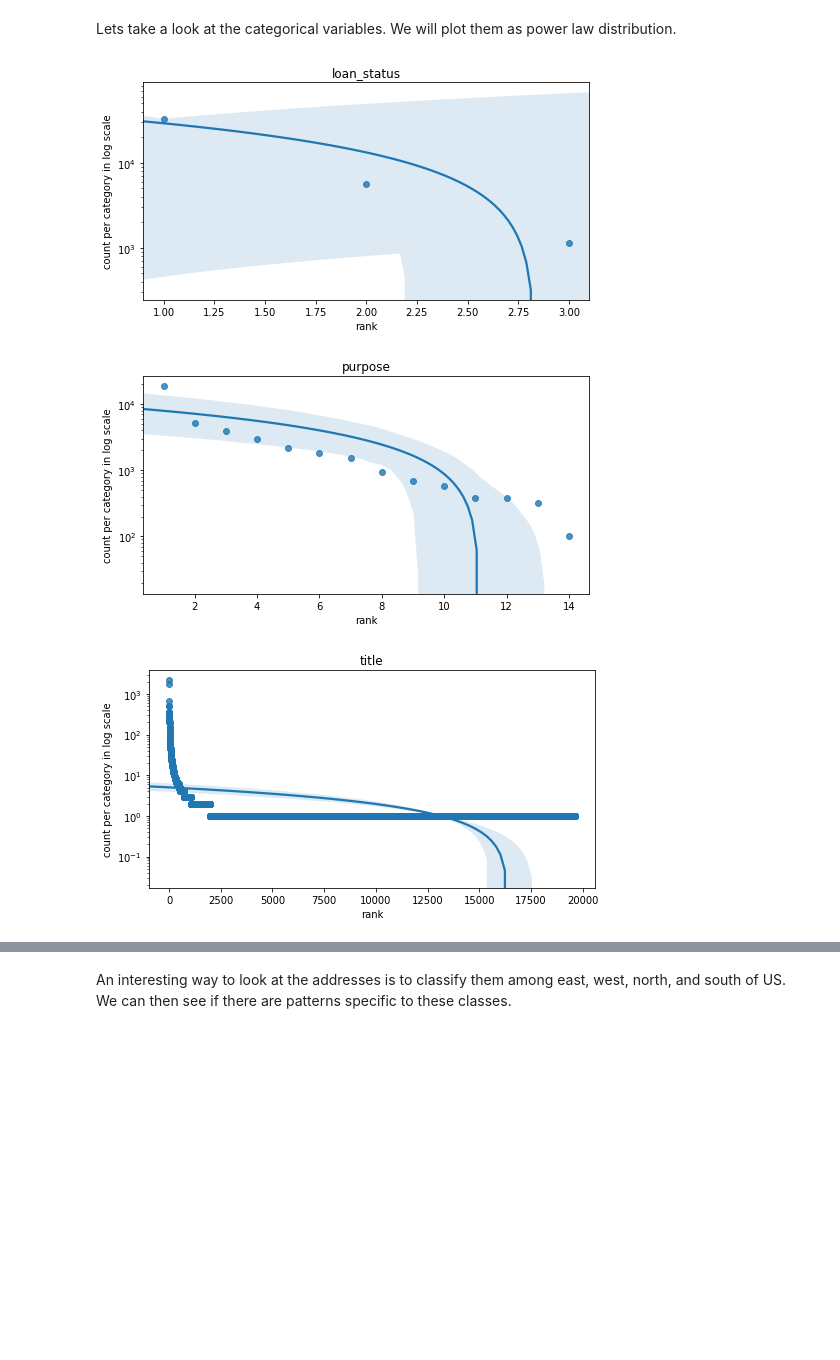
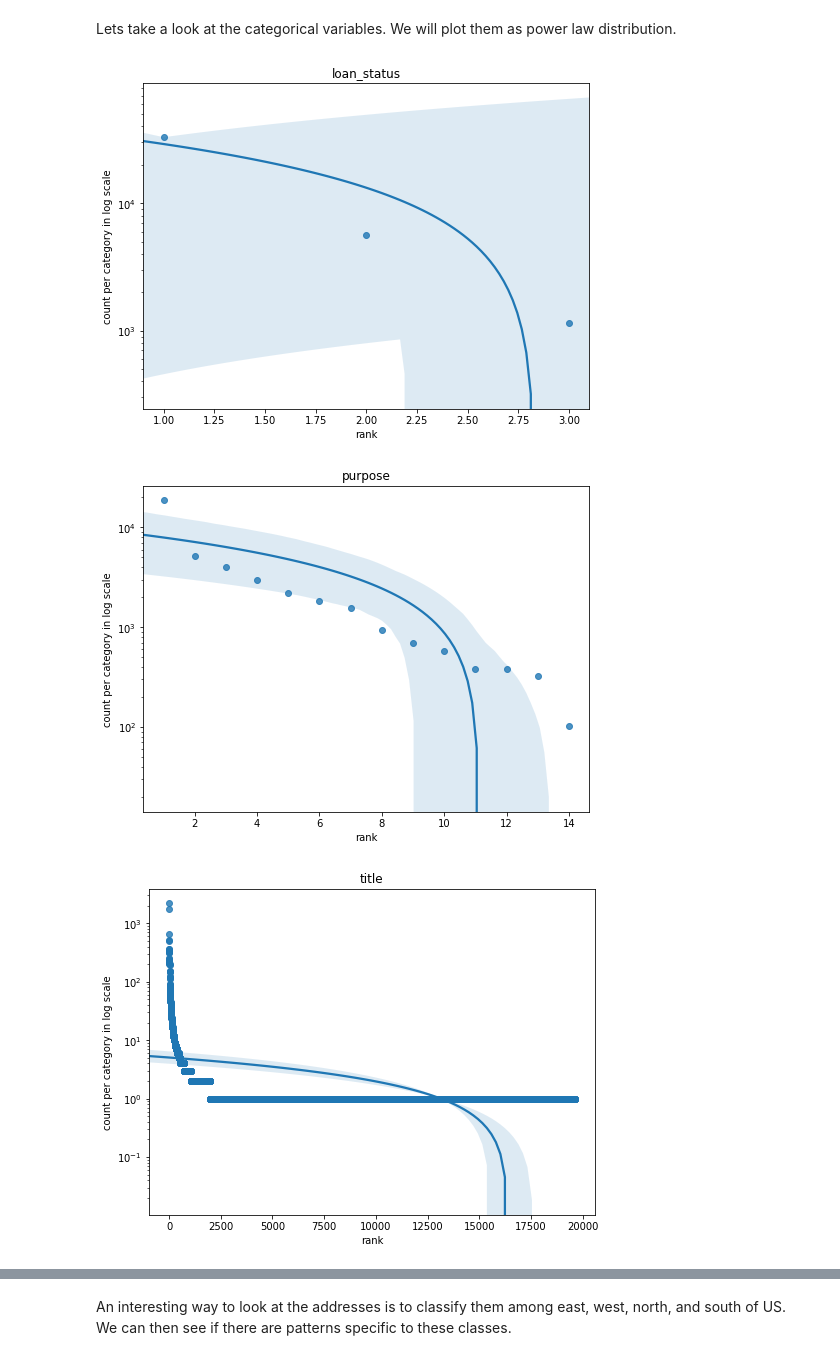
Before and after one commit to brijesh1100/P2-Gramener-Case-Study, a Jupyter notebook: EDA Case Study_Final.ipynb, the cells around one changed output, grey strips where cells are left out. Cells and saved outputs as stored; diff of their text form; code cells hidden in the pictures; blank space fills up the shorter version.

```diff
--- a/EDA Case Study_Final.ipynb
+++ b/EDA Case Study_Final.ipynb
@@ -261,23 +261,23 @@ Lets take a look at the categorical variables. We will plot them as power law di
 # %%
 def plotCategoricalVars(var):
     # create a df with columns as categories of the variable mapped to the count of each category
     df_category_count = pd.DataFrame(loan_df[var].value_counts())
     # create a column called rank that will indexes the rows of the above created df
     df_category_count['rank'] = range(1, len(df_category_count) + 1)
-    plt.figure(figsize=(8, 4))
+    plt.figure(figsize=(8, 6))
     ax = sns.regplot(x=df_category_count['rank'], y=df_category_count[var], data=df_category_count)
     ax.set_title(var)
     ax.set(xlabel = 'rank', ylabel = 'count per category in log scale')
     plt.yscale('log')
     plt.show()
 
 # Columns that contain continuous variables
 cat_cols = ['loan_status','purpose','title','addr_state']
 
 # Distribution as histograms
 for col in cat_cols:
     plotCategoricalVars(col)
 # %% [output]
-[figure, old version]
+[figure, new version]
-[figure, old version]
+[figure, new version]
-[figure, old version]
+[figure, new version]
```
Also changed, not shown: parts of 15 cells of this notebook.
